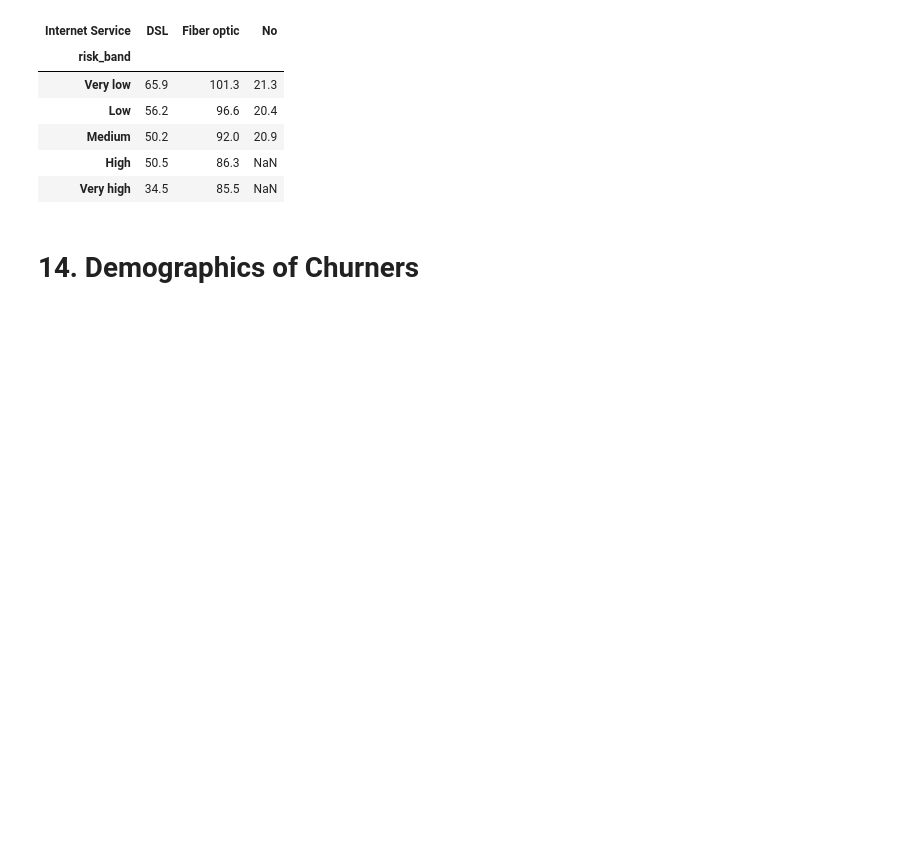
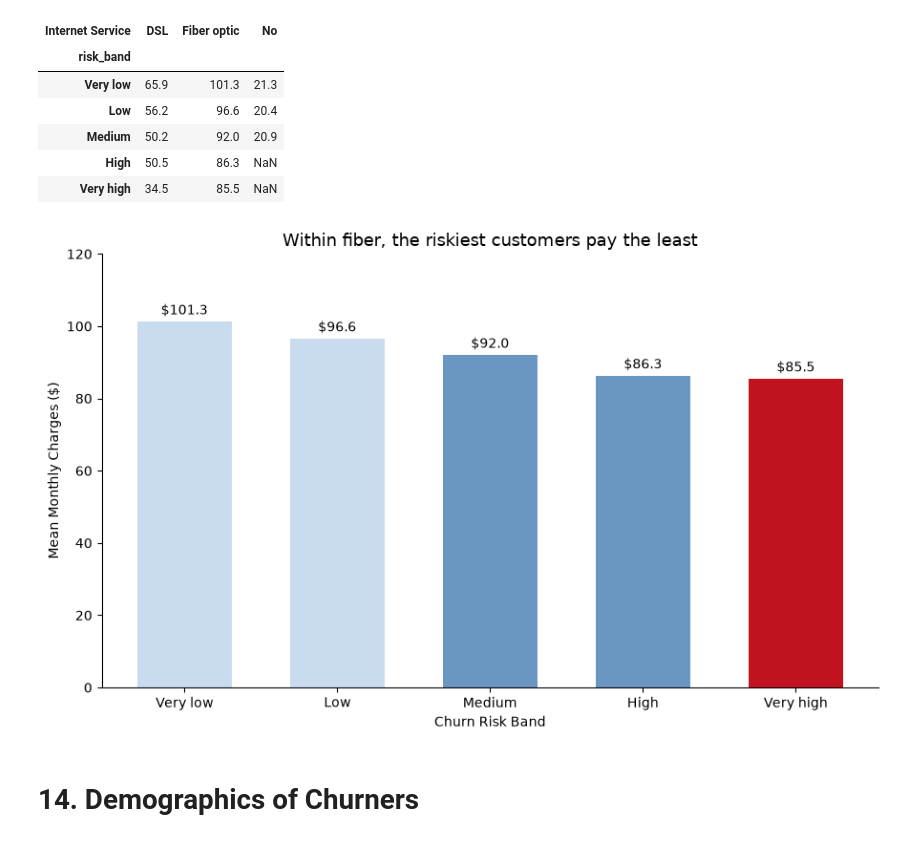
Before and after one commit to Bhumgara/df_swan_consulting, a Jupyter notebook: Swan_Teleco_Master.ipynb, the cells around one changed output. Saved outputs shown, nothing was run; the diff lists cells and outputs as text; code cells hidden in the pictures; blank space fills up the shorter version.

Commit message:
Added fiber band graph

```diff
--- a/Swan_Teleco_Master.ipynb
+++ b/Swan_Teleco_Master.ipynb
@@ -641,6 +641,25 @@ revenue_by_service
 | Medium | 50.2 | 92.0 | 20.9 |
 | High | 50.5 | 86.3 | NaN |
 | Very high | 34.5 | 85.5 | NaN |
+# %%
+fibre_bands = risk_register[risk_register["Internet Service"] == "Fiber optic"]
+fibre_means = fibre_bands.groupby("risk_band", observed=True)["Monthly Charges"].mean()
+
+colours = [PALE, PALE, MID, MID, RED]
+
+fig, ax = plt.subplots(figsize=(9, 5.5))
+bars = ax.bar(fibre_means.index.astype(str), fibre_means.values, color=colours, width=.62)
+ax.bar_label(bars, fmt="$%.1f", padding=3, fontsize=10)
+
+ax.set_xlabel("Churn Risk Band")
+ax.set_ylabel("Mean Monthly Charges ($)")
+ax.set_ylim(0, 120)
+ax.set_title("Within fiber, the riskiest customers pay the least", fontsize=13)
+ax.spines[["top", "right"]].set_visible(False)
+plt.tight_layout()
+plt.show()
+# %% [output]
+[figure, added]
 # %% [markdown]
 # 14. Demographics of Churners
 # %%
```
Also changed, not shown: parts of 2 cells of this notebook.
